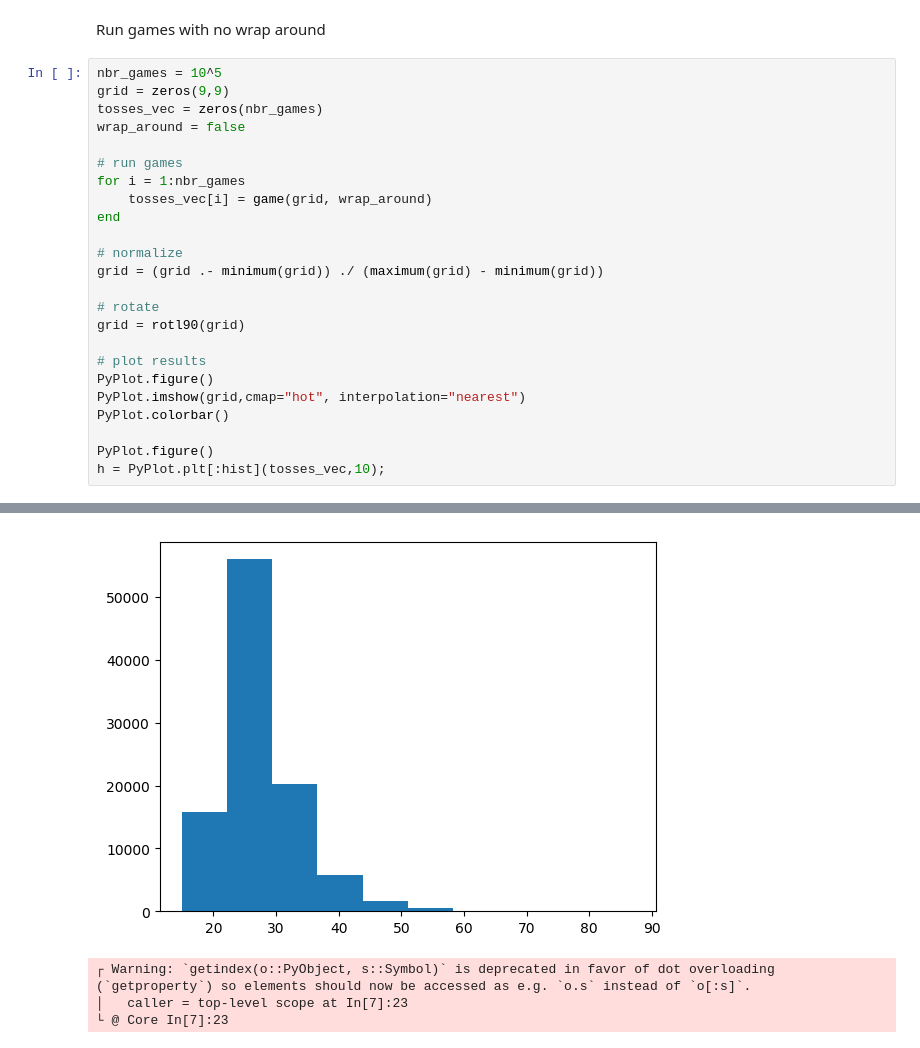
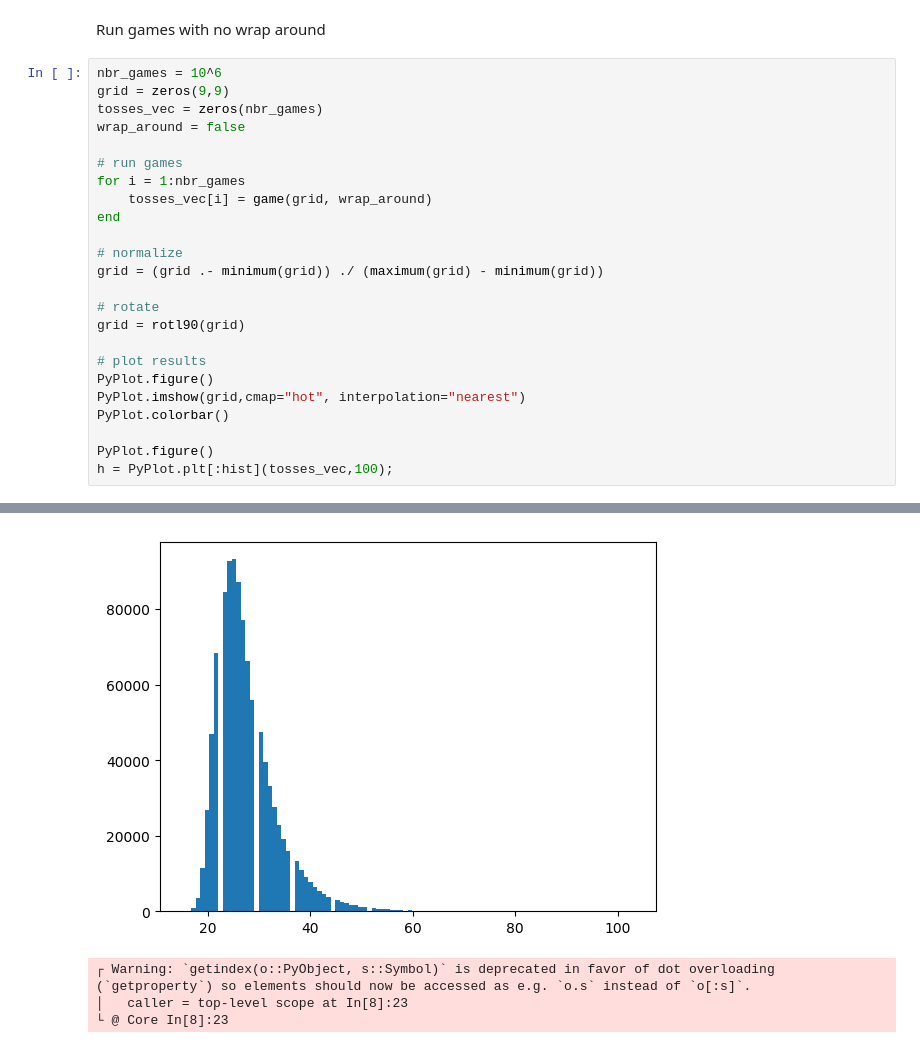
Before and after one commit to SamuelWiqvist/compute_MCMD, a Jupyter notebook: hw_week_2/Simple snakes and ladder game.ipynb, the cells around one changed output, grey strips where cells are left out. Saved outputs shown, nothing was run; the diff lists cells and outputs as text.

```diff
--- a/hw_week_2/Simple snakes and ladder game.ipynb
+++ b/hw_week_2/Simple snakes and ladder game.ipynb
@@ -39,32 +39,32 @@ h = PyPlot.plt[:hist](tosses_vec,10);
 # %% [markdown]
 Run games with no wrap around
 # %%
-nbr_games = 10^5
+nbr_games = 10^6
 grid = zeros(9,9)
 tosses_vec = zeros(nbr_games)
 wrap_around = false
 
 # run games
 for i = 1:nbr_games
     tosses_vec[i] = game(grid, wrap_around)
 end
 
 # normalize
 grid = (grid .- minimum(grid)) ./ (maximum(grid) - minimum(grid))
 
 # rotate
 grid = rotl90(grid)
 
 # plot results
 PyPlot.figure()
 PyPlot.imshow(grid,cmap="hot", interpolation="nearest")
 PyPlot.colorbar()
 
 PyPlot.figure()
-h = PyPlot.plt[:hist](tosses_vec,10);
+h = PyPlot.plt[:hist](tosses_vec,100);
 # %% [output]
 [figure]
-[figure, old version]
+[figure, new version]
 ┌ Warning: `getindex(o::PyObject, s::Symbol)` is deprecated in favor of dot overloading (`getproperty`) so elements should now be accessed as e.g. `o.s` instead of `o[:s]`.
-│   caller = top-level scope at In[7]:23
-└ @ Core In[7]:23
+│   caller = top-level scope at In[8]:23
+└ @ Core In[8]:23
```
Also changed, not shown: parts of 1 cell of this notebook, 1 other file.
